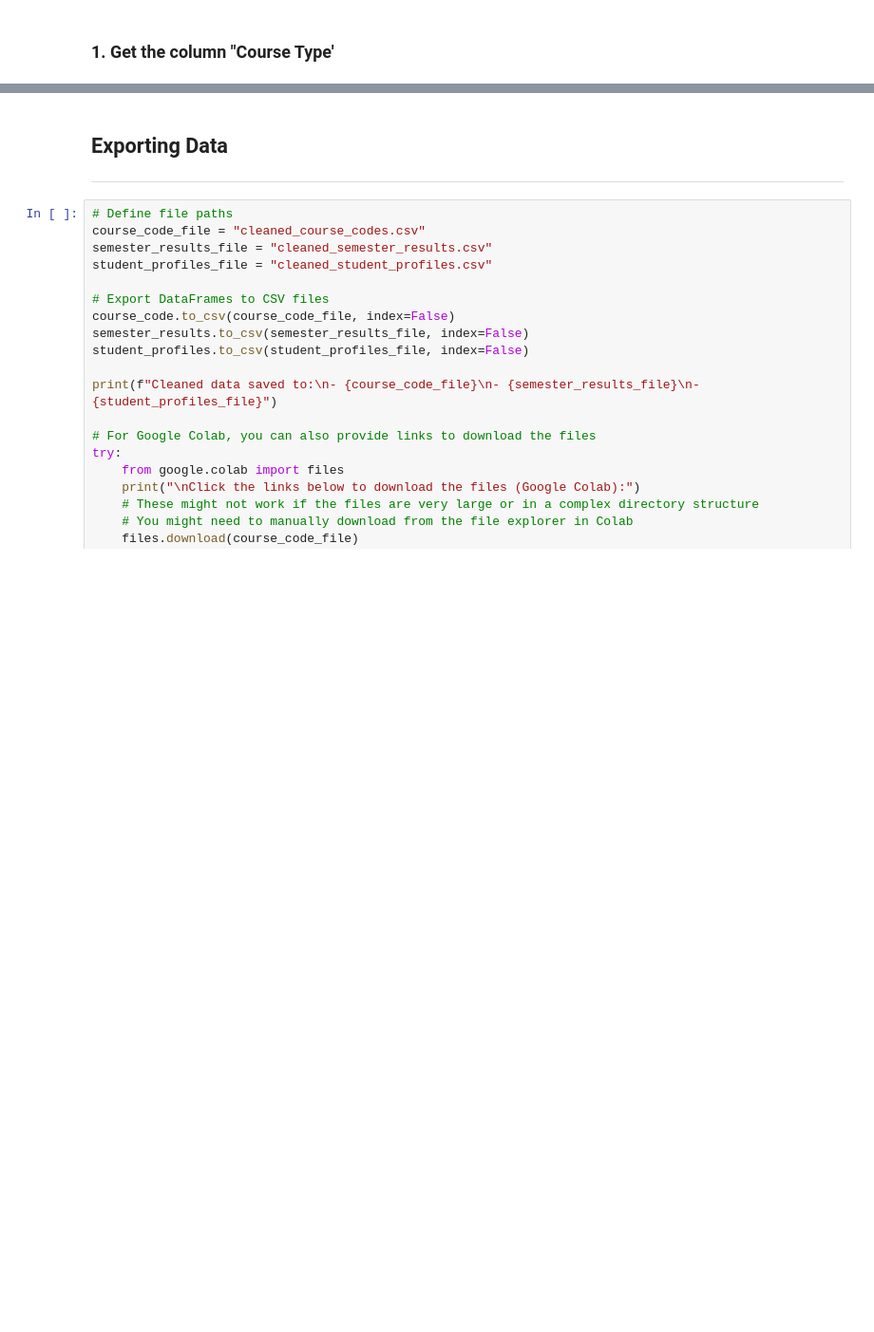
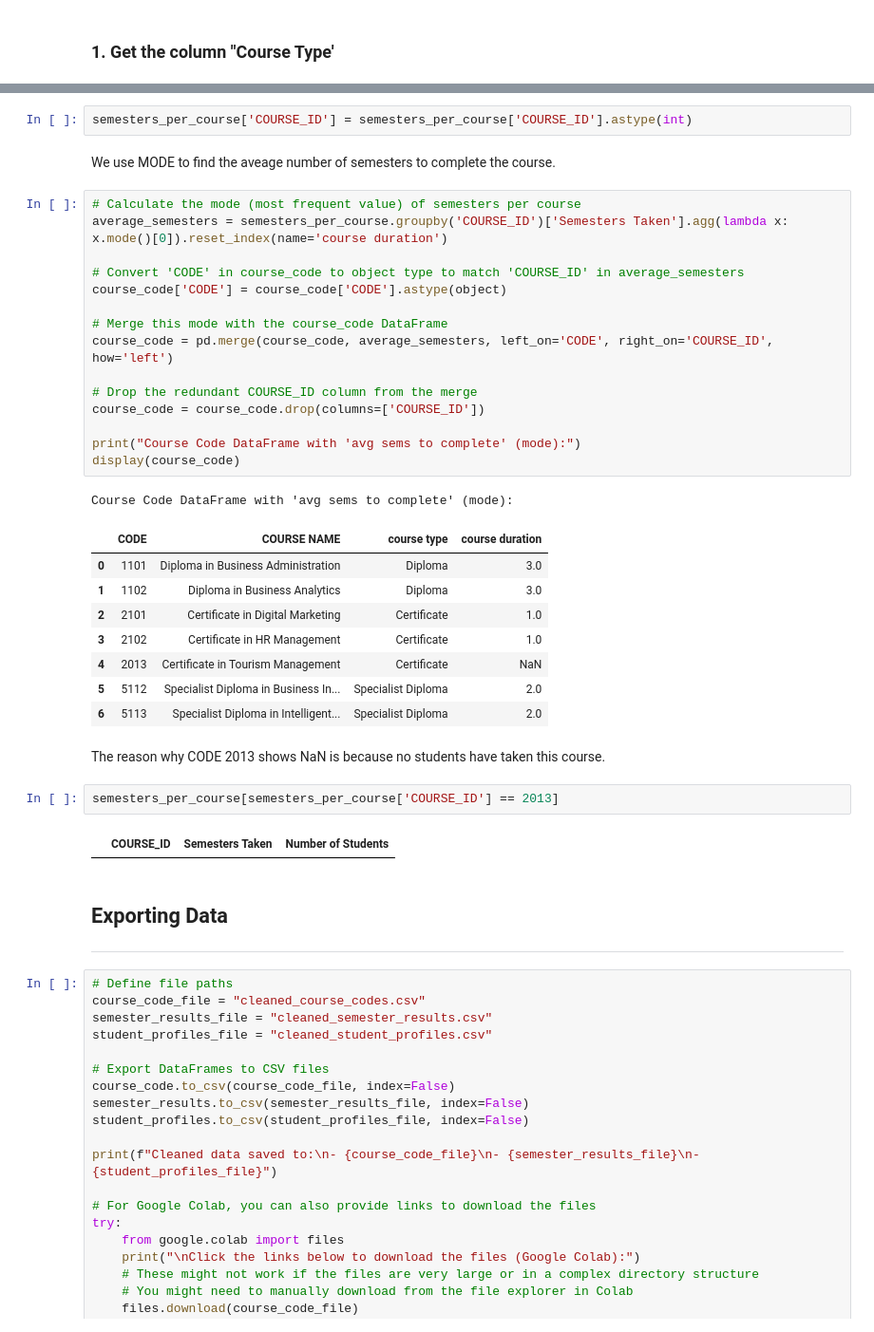
Before and after one commit to swamhtetg90/DAVI-CA2, a Jupyter notebook: data_cleaning.ipynb, the cells around one changed output, grey strips where cells are left out. Shown at 95% size. Cells and saved outputs as stored; diff of their text form; blank space fills up the shorter version.

```diff
--- a/data_cleaning.ipynb
+++ b/data_cleaning.ipynb
@@ -2442,3 +2595,38 @@ ValueError: You are trying to merge on object and int64 columns for key 'COURSE_
+# %%
+semesters_per_course['COURSE_ID'] = semesters_per_course['COURSE_ID'].astype(int)
+# %% [markdown]
+We use MODE to find the aveage number of semesters to complete the course.
+# %%
+# Calculate the mode (most frequent value) of semesters per course
+average_semesters = semesters_per_course.groupby('COURSE_ID')['Semesters Taken'].agg(lambda x: x.mode()[0]).reset_index(name='course duration')
+
+# Convert 'CODE' in course_code to object type to match 'COURSE_ID' in average_semesters
+course_code['CODE'] = course_code['CODE'].astype(object)
+
+# Merge this mode with the course_code DataFrame
+course_code = pd.merge(course_code, average_semesters, left_on='CODE', right_on='COURSE_ID', how='left')
+
+# Drop the redundant COURSE_ID column from the merge
+course_code = course_code.drop(columns=['COURSE_ID'])
+
+print("Course Code DataFrame with 'avg sems to complete' (mode):")
+display(course_code)
+# %% [output]
+Course Code DataFrame with 'avg sems to complete' (mode):
+|  | CODE | COURSE NAME | course type | course duration |
+| 0 | 1101 | Diploma in Business Administration | Diploma | 3.0 |
+| 1 | 1102 | Diploma in Business Analytics | Diploma | 3.0 |
+| 2 | 2101 | Certificate in Digital Marketing | Certificate | 1.0 |
+| 3 | 2102 | Certificate in HR Management | Certificate | 1.0 |
+| 4 | 2013 | Certificate in Tourism Management | Certificate | NaN |
+| 5 | 5112 | Specialist Diploma in Business In... | Specialist Diploma | 2.0 |
+| 6 | 5113 | Specialist Diploma in Intelligent... | Specialist Diploma | 2.0 |
+# %% [markdown]
+The reason why CODE 2013 shows NaN is because no students have taken this course.
+# %%
+semesters_per_course[semesters_per_course['COURSE_ID'] == 2013]
+# %% [output]
+|  | COURSE_ID | Semesters Taken | Number of Students |
 # %% [markdown]
 ## Exporting Data
 ---
```
Also changed, not shown: parts of 29 cells of this notebook.
